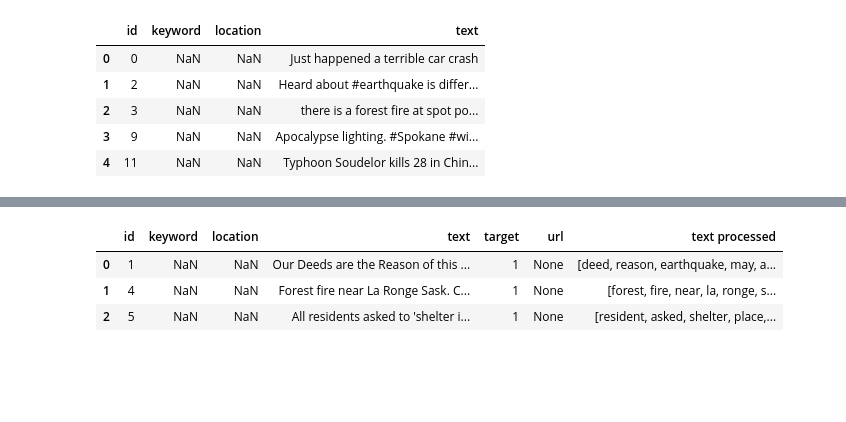
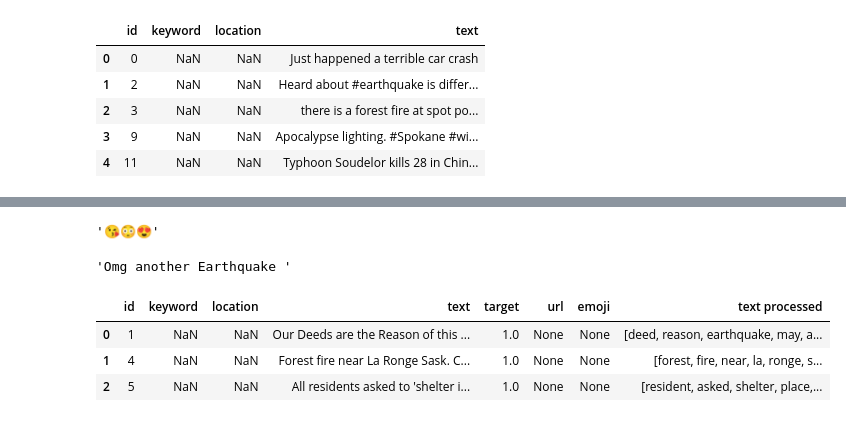
Before and after one commit to reejungkim/Natural-Language-Processing, a Jupyter notebook: Real or Not? NLP with Disaster Tweets.ipynb, the cells around one changed output, grey strips where cells are left out. Drawn from its saved outputs; the diff is of its cells as text; code cells hidden in the pictures; blank space fills up the shorter version.

Commit message:
append dataframe

```diff
--- a/Real or Not? NLP with Disaster Tweets.ipynb
+++ b/Real or Not? NLP with Disaster Tweets.ipynb
@@ -99,3 +114,32 @@ train.loc[pd.notnull(train.url)]
+# %%
+def extract_emojis(string):
+    emoticon = "".join(c for c in string if c in emoji.UNICODE_EMOJI)
+    if emoticon!="":
+        return emoticon
+    return None
+
+extract_emojis("😘😳😍test")
+# %% [output]
+'😘😳😍'
+# %%
+df['emoji']= df['text'].apply(lambda x: extract_emojis(x))
+# %%
+def remove_emoji(text):
+    emoji_pattern = re.compile("["
+                           u"\U0001F600-\U0001F64F"  # emoticons
+                           u"\U0001F300-\U0001F5FF"  # symbols & pictographs
+                           u"\U0001F680-\U0001F6FF"  # transport & map symbols
+                           u"\U0001F1E0-\U0001F1FF"  # flags (iOS)
+                           u"\U00002702-\U000027B0"
+                           u"\U000024C2-\U0001F251"
+                           "]+", flags=re.UNICODE)
+    return emoji_pattern.sub(r'', text)
+
+remove_emoji("Omg another Earthquake 😔😔")
+# %% [output]
+'Omg another Earthquake '
+# %%
+df.text = df.text.apply(lambda x: remove_emoji(x))
 # %%
 stops = set(stopwords.words('english'))
 from nltk.stem import WordNetLemmatizer
@@ -108,14 +152,14 @@ def language_preprocessor(string):
     text = [lm.lemmatize(word) for word in text]  #lemmatization of texts
     return text #' '.join(text)
 # %%
-train['text processed'] = train['text'].apply(lambda x: language_preprocessor(x))
+df['text processed'] = df['text'].apply(lambda x: language_preprocessor(x))
 # %%
-train.head(3)
+df.head(3)
 # %% [output]
-|  | id | keyword | location | text | target | url | text processed |
-| 0 | 1 | NaN | NaN | Our Deeds are the Reason of this ... | 1 | None | [deed, reason, earthquake, may, a... |
-| 1 | 4 | NaN | NaN | Forest fire near La Ronge Sask. C... | 1 | None | [forest, fire, near, la, ronge, s... |
-| 2 | 5 | NaN | NaN | All residents asked to 'shelter i... | 1 | None | [resident, asked, shelter, place,... |
+|  | id | keyword | location | text | target | url | emoji | text processed |
+| 0 | 1 | NaN | NaN | Our Deeds are the Reason of this ... | 1.0 | None | None | [deed, reason, earthquake, may, a... |
+| 1 | 4 | NaN | NaN | Forest fire near La Ronge Sask. C... | 1.0 | None | None | [forest, fire, near, la, ronge, s... |
+| 2 | 5 | NaN | NaN | All residents asked to 'shelter i... | 1.0 | None | None | [resident, asked, shelter, place,... |
 # %%
 from collections import Counter
 
```
Also changed, not shown: parts of 13 cells of this notebook.
